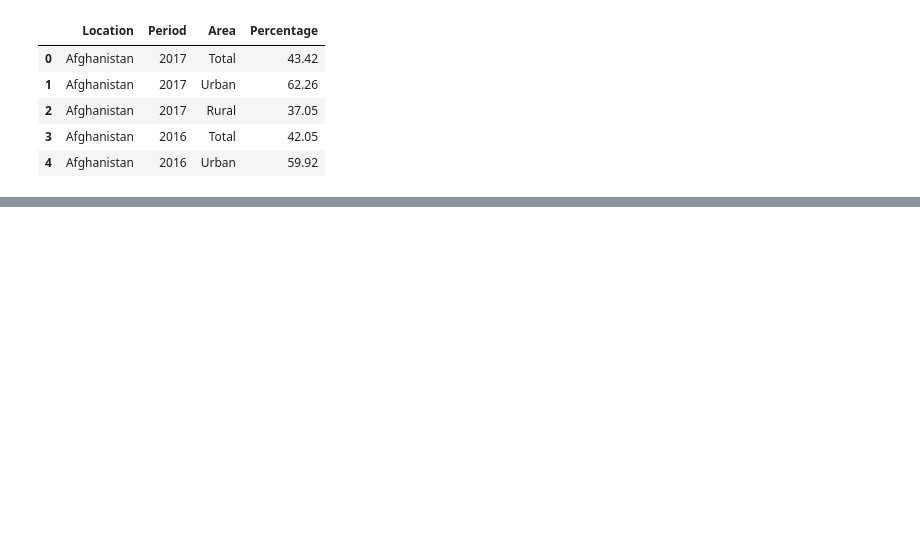
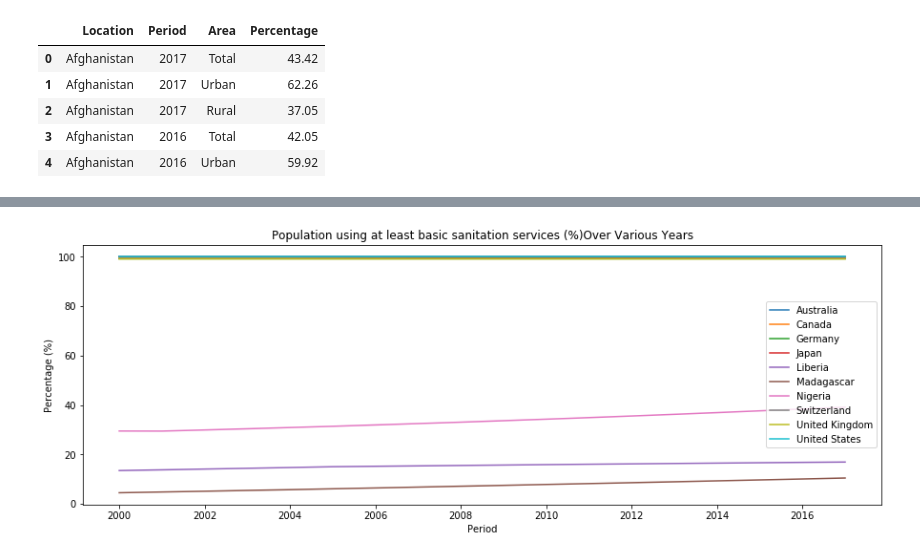
Before and after one commit to elstan-tmk/Life_expectancy_project, a Jupyter notebook: project_final.ipynb, the cells around one changed output, grey strips where cells are left out. Drawn from its saved outputs; the diff is of its cells as text; code cells hidden in the pictures; blank space fills up the shorter version.

```diff
--- a/project_final.ipynb
+++ b/project_final.ipynb
@@ -444,3 +458,7 @@ sani_df.head()
 | 2 | Afghanistan | 2017 | Rural | 37.05 |
 | 3 | Afghanistan | 2016 | Total | 42.05 |
 | 4 | Afghanistan | 2016 | Urban | 59.92 |
+# %%
+sani_df['Location'] = sani_df['Location'].replace({
+    'United Kingdom of Great Britain and Northern Ireland': 'United Kingdom',
+    'United States of America': 'United States'})
@@ -446,0 +491,6 @@ sani_df.head()
+# %%
+target_areas = pd.DataFrame(sani_df.query("Location == ['Switzerland', 'Canada', 'Japan', 'Germany', 'Australia', 'United Kingdom', 'United States', 'Liberia', 'Nigeria', 'Madagascar']"))
+# %%
+target_df = target_areas[target_areas["Area"] == 'Total']
+areas = target_df['Location'].unique()
+areas
@@ -446,0 +501,4 @@ sani_df.head()
+# %%
+
+target_df['Period'] = [dt.datetime.strptime(str(period), '%Y') for period in target_df['Period']]
+target_df.head()
@@ -446,0 +512,15 @@ sani_df.head()
+# %%
+# Population using at least basic sanitation services (%)Over Various Years
+
+plt.figure(figsize=(15,5))
+
+for area in areas:
+    df = target_df[target_df['Location']==area]
+    plt.plot(df['Period'],df['Percentage'],label=area)
+plt.title('Population using at least basic sanitation services (%)Over Various Years')
+plt.xlabel("Period")
+plt.ylabel('Percentage (%)')
+plt.legend()
+plt.show()
+# %% [output]
+[figure, added]
```
Also changed, not shown: parts of 13 cells of this notebook, 5 other files.
